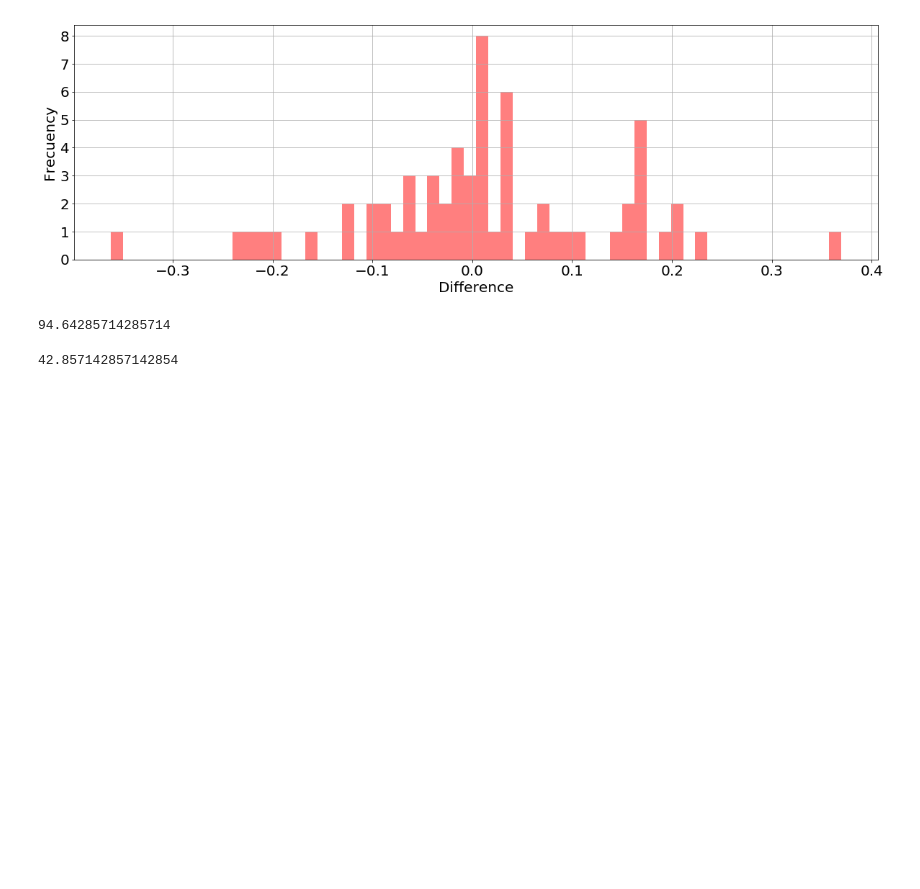
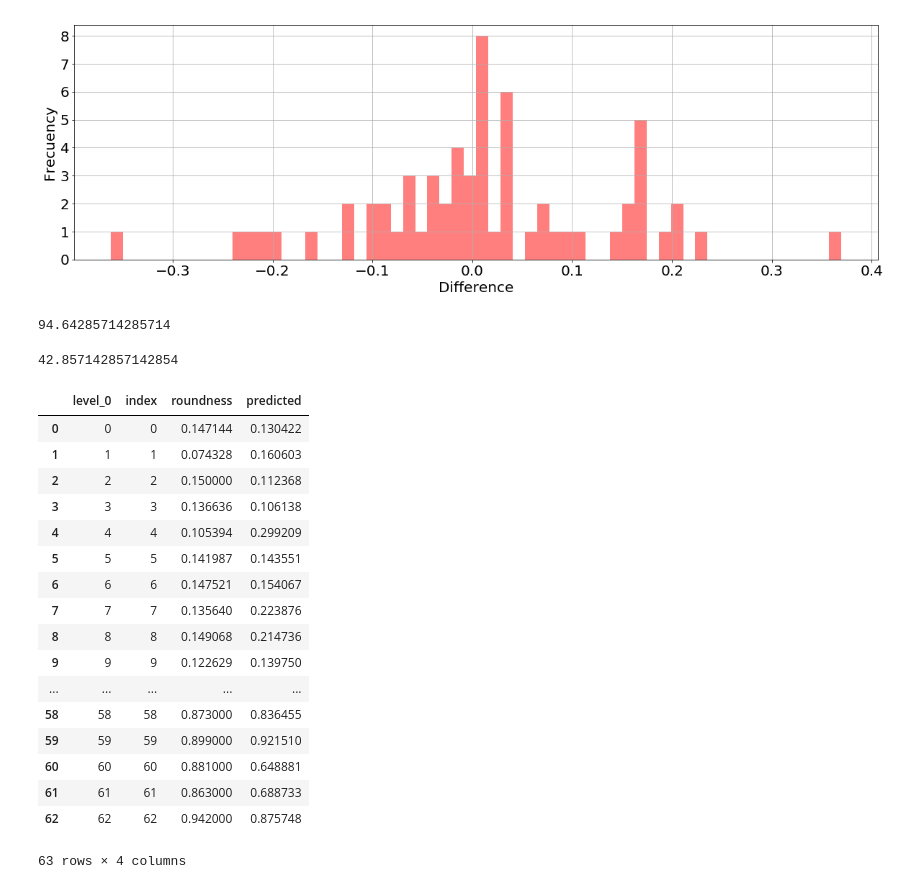
Before and after one commit to Gamalielmch/DNN_roundness, a Jupyter notebook: ROPEC Code.ipynb, the cells around one changed output. Drawn from its saved outputs; the diff is of its cells as text; code cells hidden in the pictures; blank space fills up the shorter version.

```diff
--- a/ROPEC Code.ipynb
+++ b/ROPEC Code.ipynb
@@ -205,3 +201,24 @@ porc = 100*set1.shape[0]/abEr.shape[0]
 porc
 # %% [output]
 42.857142857142854
+# %%
+test_res
+# %% [output]
+|  | level_0 | index | roundness | predicted |
+| 0 | 0 | 0 | 0.147144 | 0.130422 |
+| 1 | 1 | 1 | 0.074328 | 0.160603 |
+| 2 | 2 | 2 | 0.150000 | 0.112368 |
+| 3 | 3 | 3 | 0.136636 | 0.106138 |
+| 4 | 4 | 4 | 0.105394 | 0.299209 |
+| 5 | 5 | 5 | 0.141987 | 0.143551 |
+| 6 | 6 | 6 | 0.147521 | 0.154067 |
+| 7 | 7 | 7 | 0.135640 | 0.223876 |
+| 8 | 8 | 8 | 0.149068 | 0.214736 |
+| 9 | 9 | 9 | 0.122629 | 0.139750 |
+| ... | ... | ... | ... | ... |
+| 58 | 58 | 58 | 0.873000 | 0.836455 |
+| 59 | 59 | 59 | 0.899000 | 0.921510 |
+| 60 | 60 | 60 | 0.881000 | 0.648881 |
+| 61 | 61 | 61 | 0.863000 | 0.688733 |
+| 62 | 62 | 62 | 0.942000 | 0.875748 |
+63 rows × 4 columns
```
Also changed, not shown: parts of 3 cells of this notebook, 4 other files.
